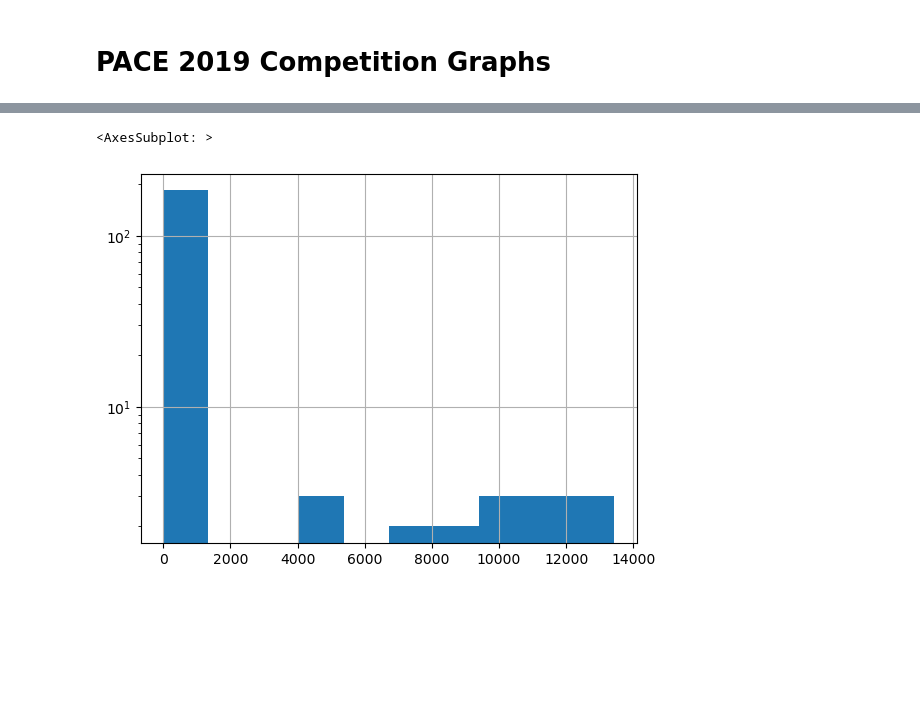
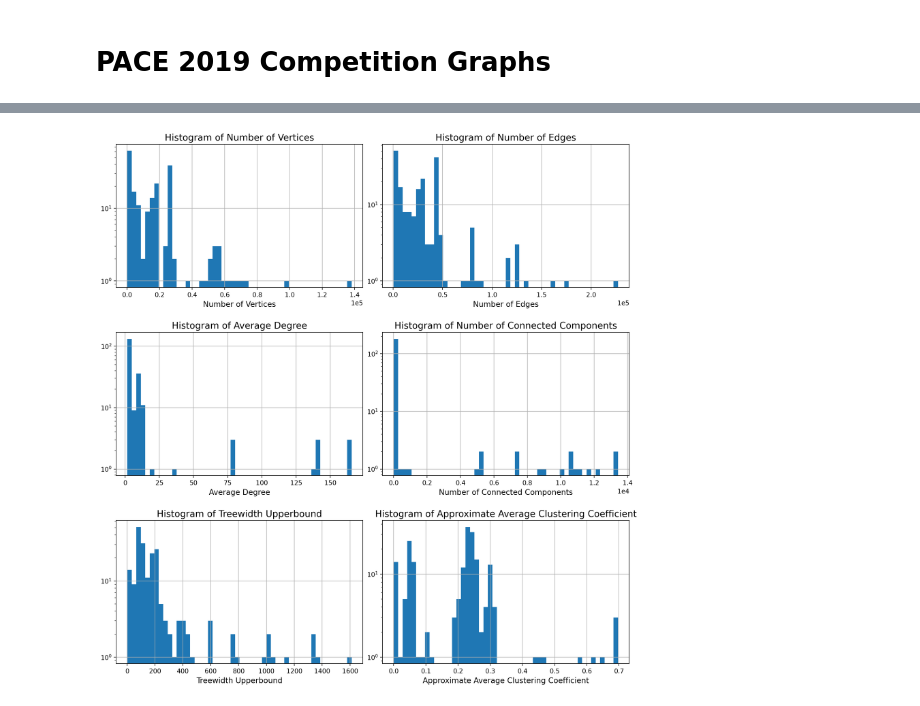
Before and after one commit to felix-cfzhou/CPSC583-Project, a Jupyter notebook: notebooks/analysis.ipynb, the cells around one changed output, grey strips where cells are left out. Cells and saved outputs as stored; diff of their text form; code cells hidden in the pictures; blank space fills up the shorter version.

```diff
--- a/notebooks/analysis.ipynb
+++ b/notebooks/analysis.ipynb
@@ -147,5 +195,0 @@ df_pace.n_edges.hist(log=True)
-# %%
-df_pace.n_components.hist(log=True)
-# %% [output]
-<AxesSubplot: >
-[figure, removed]
@@ -151,0 +198,7 @@ df_pace.n_components.hist(log=True)
+# %%
+df_pace = pd.read_csv("pace_unweighted.csv")
+
+plot_graph_df(df_pace)
+plt.savefig("pace_unweighted.pdf", bbox_inches="tight")
+# %% [output]
+[figure, added]
```
Also changed, not shown: parts of 14 cells of this notebook, 2 other files.
